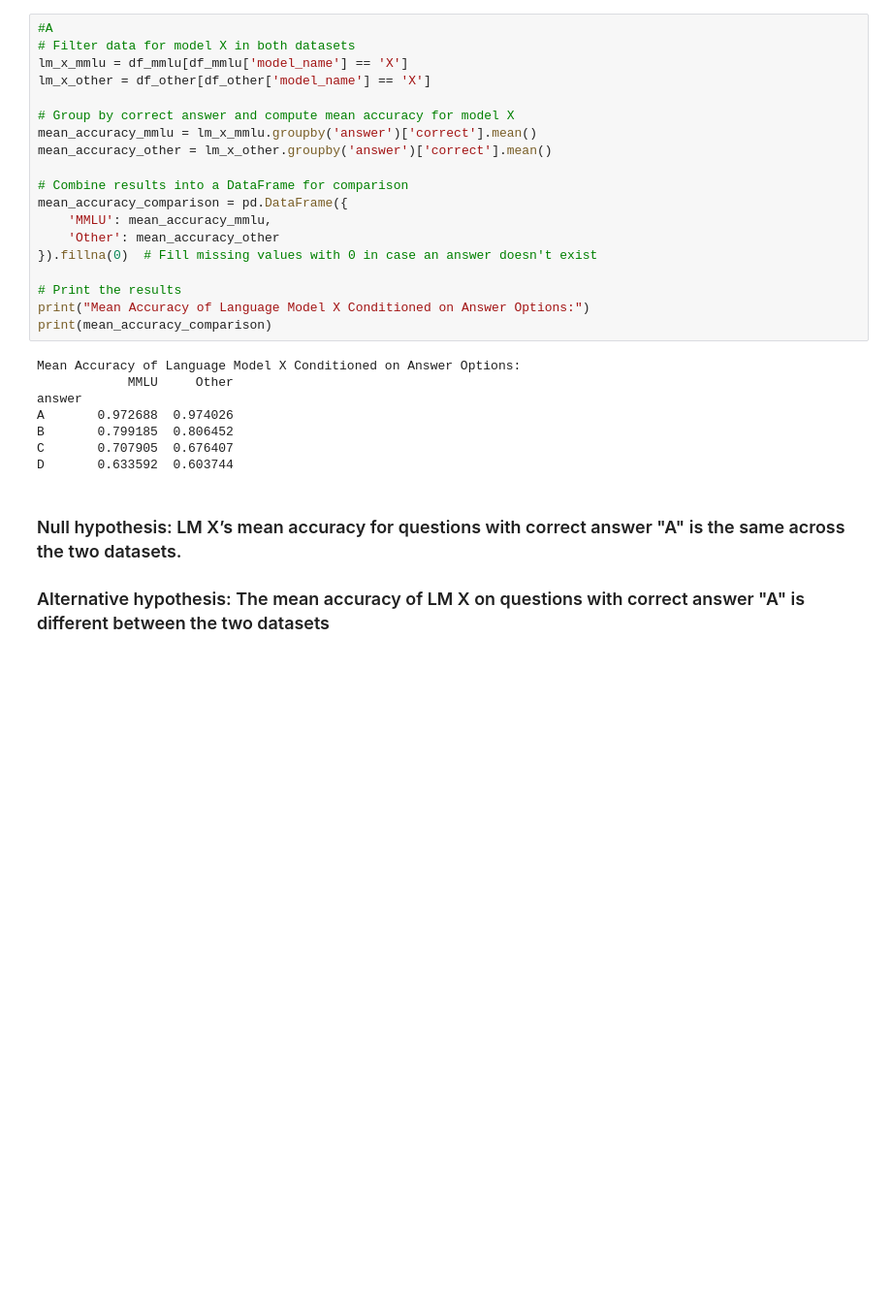
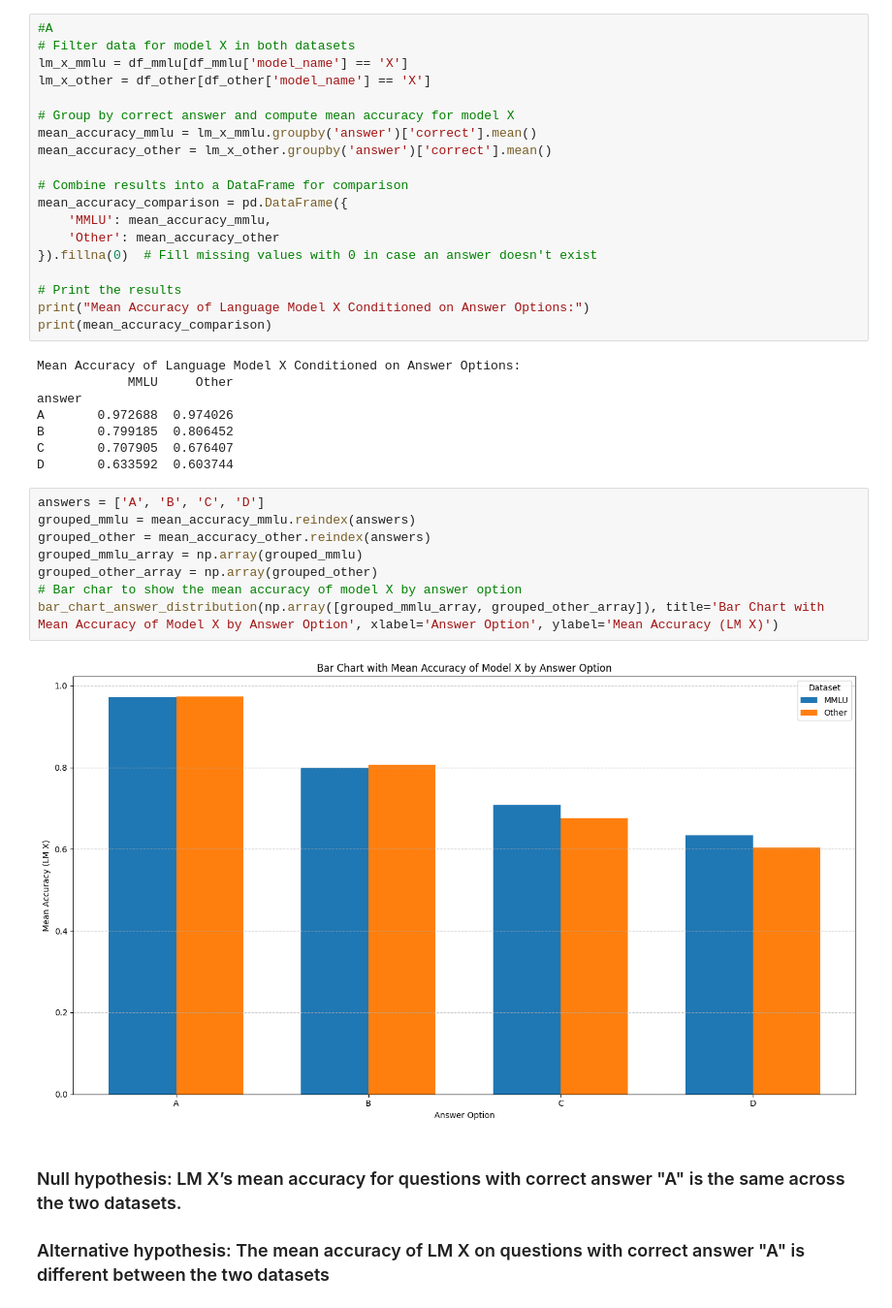
Before and after one commit to Jvviragine/data_analysis_um_course, a Jupyter notebook: data_clinics/clinic1/JV_Data_Clinic_1.ipynb, the cells around one changed output. Shown at 97% size. Cells and saved outputs as stored; diff of their text form; blank space fills up the shorter version.

Commit message:
extra plot added for question 2.3

```diff
--- a/data_clinics/clinic1/JV_Data_Clinic_1.ipynb
+++ b/data_clinics/clinic1/JV_Data_Clinic_1.ipynb
@@ -1018,6 +1018,16 @@ A       0.972688  0.974026
 B       0.799185  0.806452
 C       0.707905  0.676407
 D       0.633592  0.603744
+# %%
+answers = ['A', 'B', 'C', 'D']
+grouped_mmlu = mean_accuracy_mmlu.reindex(answers)
+grouped_other = mean_accuracy_other.reindex(answers)
+grouped_mmlu_array = np.array(grouped_mmlu)
+grouped_other_array = np.array(grouped_other)
+# Bar char to show the mean accuracy of model X by answer option
+bar_chart_answer_distribution(np.array([grouped_mmlu_array, grouped_other_array]), title='Bar Chart with Mean Accuracy of Model X by Answer Option', xlabel='Answer Option', ylabel='Mean Accuracy (LM X)')
+# %% [output]
+[figure, added]
 # %% [markdown]
 ### Null hypothesis: LM X’s mean accuracy for questions with correct answer "A" is the same across the two datasets.
 
```
Also changed, not shown: parts of 3 cells of this notebook.
